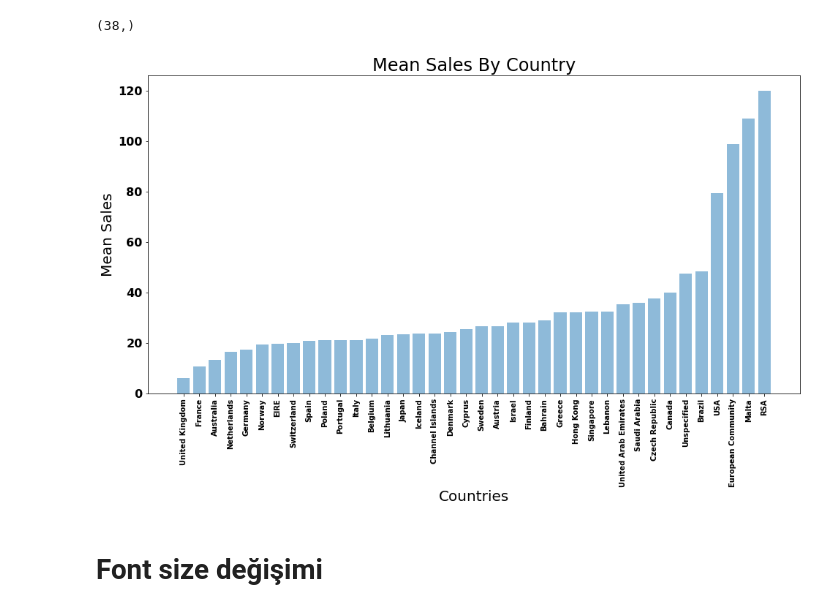
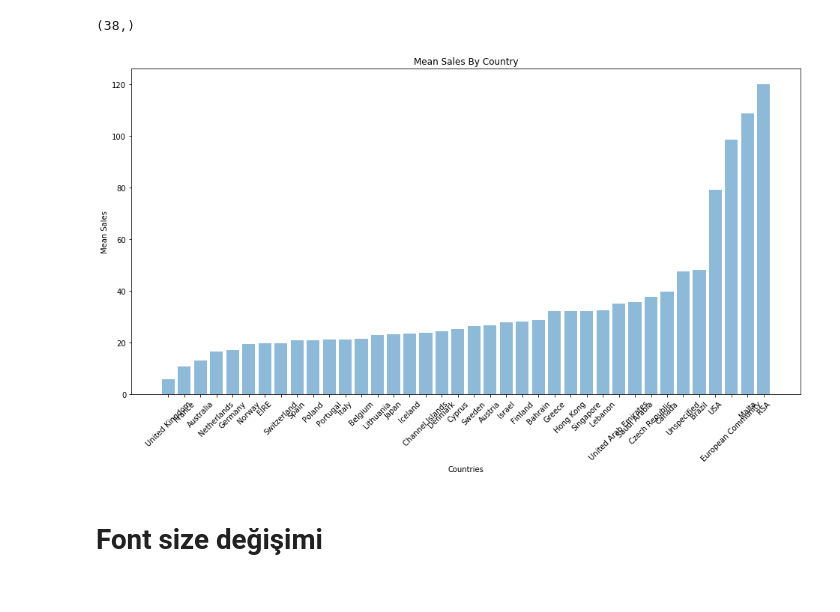
Before and after one commit to veribilimiokulu/bogazici-compec-python-ml, a Jupyter notebook: 04_matplotlib/05. matplotlib barplot.ipynb, the cells around one changed output. Saved outputs shown, nothing was run; the diff lists cells and outputs as text; code cells hidden in the pictures.

```diff
--- a/04_matplotlib/05. matplotlib barplot.ipynb
+++ b/04_matplotlib/05. matplotlib barplot.ipynb
@@ -77,20 +94,20 @@ df_grp_country['mean'].shape
 # %%
 x = df.Country.unique()
 y = df_grp_country['mean']
 
 
 y_pos = range(len(x))
 plt.figure(figsize=(16,8))
 plt.bar(y_pos, y, align='center', alpha=0.5) # alfa saydamlık derecesi
 plt.xticks(y_pos, x)
 plt.xlabel('Countries')
-plt.xticks(rotation=90)
+plt.xticks(rotation=45)
 plt.ylabel('Mean Sales')
 plt.title('Mean Sales By Country')
 
 plt.show()
 # %% [output]
-[figure, old version]
+[figure, new version]
 # %% [markdown]
 # Font size değişimi
 # %%
```
Also changed, not shown: parts of 16 cells of this notebook, 25 other files.
